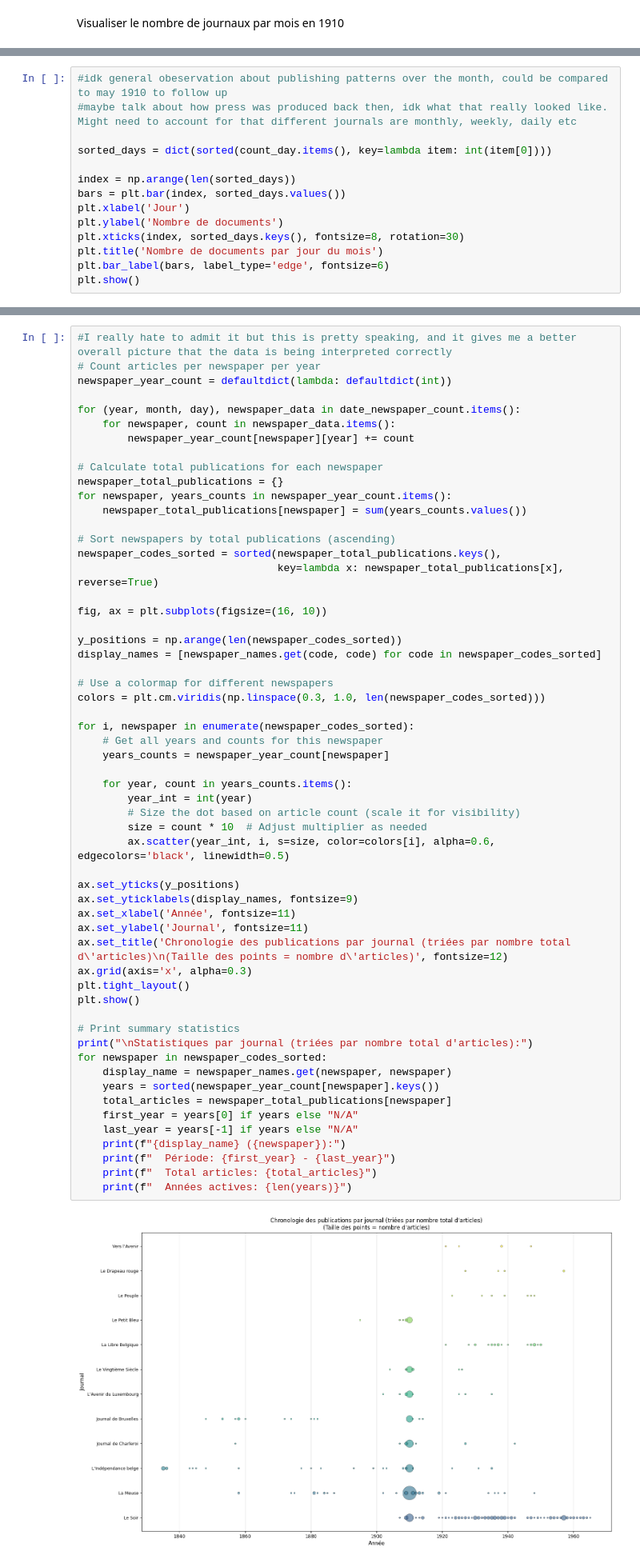
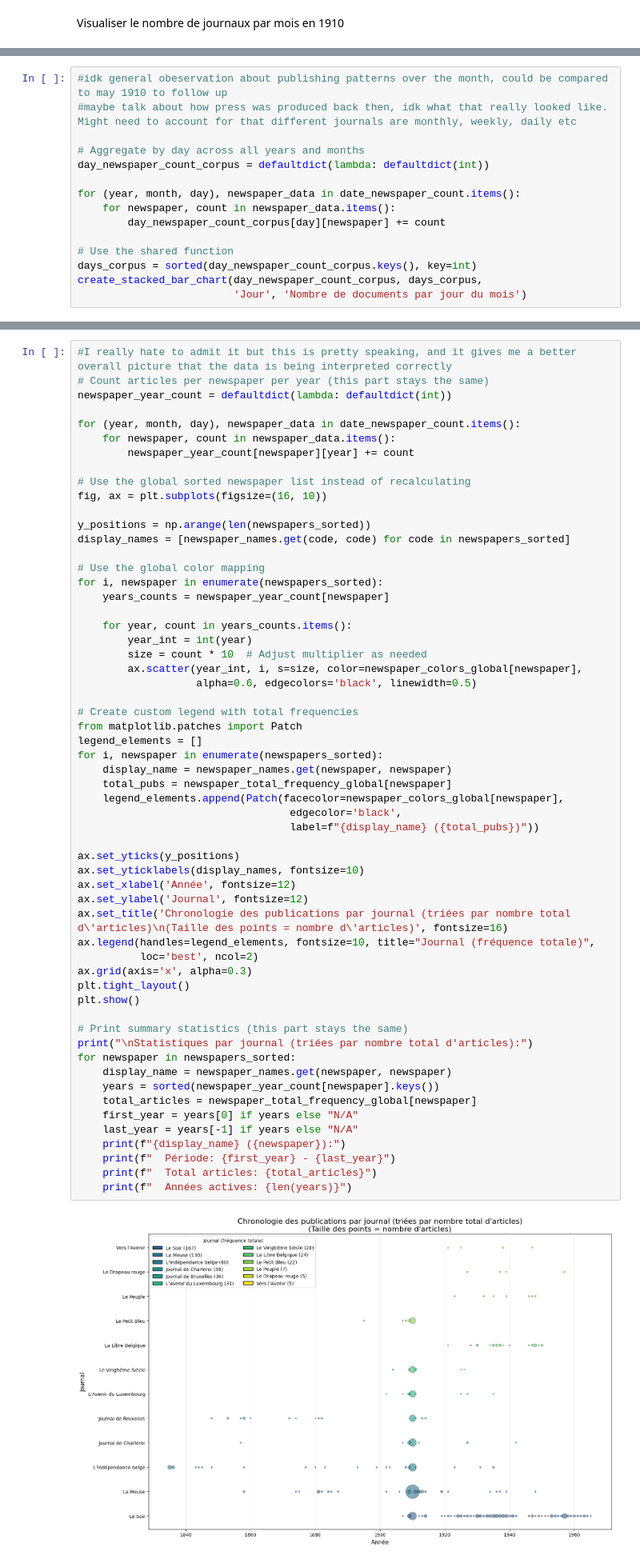
Before and after one commit to CasiaLogan/tac, a Jupyter notebook: tps/tp4/preparer_halley.ipynb, the cells around one changed output, grey strips where cells are left out. Shown at 80% size. Cells and saved outputs as stored; diff of their text form.

```diff
--- a/tps/tp4/preparer_halley.ipynb
+++ b/tps/tp4/preparer_halley.ipynb
@@ -162,14 +238,15 @@ plt.show()
 #idk general obeservation about publishing patterns over the month, could be compared to may 1910 to follow up
 #maybe talk about how press was produced back then, idk what that really looked like. Might need to account for that different journals are monthly, weekly, daily etc
 
-sorted_days = dict(sorted(count_day.items(), key=lambda item: int(item[0])))
+# Aggregate by day across all years and months
+day_newspaper_count_corpus = defaultdict(lambda: defaultdict(int))
 
-index = np.arange(len(sorted_days))
-bars = plt.bar(index, sorted_days.values())
-plt.xlabel('Jour')
-plt.ylabel('Nombre de documents')
-plt.xticks(index, sorted_days.keys(), fontsize=8, rotation=30)
-plt.title('Nombre de documents par jour du mois')
-plt.bar_label(bars, label_type='edge', fontsize=6)
-plt.show()
+for (year, month, day), newspaper_data in date_newspaper_count.items():
+    for newspaper, count in newspaper_data.items():
+        day_newspaper_count_corpus[day][newspaper] += count
+
+# Use the shared function
+days_corpus = sorted(day_newspaper_count_corpus.keys(), key=int)
+create_stacked_bar_chart(day_newspaper_count_corpus, days_corpus,
+                         'Jour', 'Nombre de documents par jour du mois')
 # %% [output]
@@ -296,63 +342,64 @@ Nombre total de journaux en 1910: 8
   Le Petit Bleu (JB685): 16 documents
 # %%
 #I really hate to admit it but this is pretty speaking, and it gives me a better overall picture that the data is being interpreted correctly
-# Count articles per newspaper per year
+# Count articles per newspaper per year (this part stays the same)
 newspaper_year_count = defaultdict(lambda: defaultdict(int))
 
 for (year, month, day), newspaper_data in date_newspaper_count.items():
     for newspaper, count in newspaper_data.items():
         newspaper_year_count[newspaper][year] += count
 
-# Calculate total publications for each newspaper
-newspaper_total_publications = {}
-for newspaper, years_counts in newspaper_year_count.items():
-    newspaper_total_publications[newspaper] = sum(years_counts.values())
-
-# Sort newspapers by total publications (ascending)
-newspaper_codes_sorted = sorted(newspaper_total_publications.keys(),
-                                key=lambda x: newspaper_total_publications[x], reverse=True)
-
+# Use the global sorted newspaper list instead of recalculating
 fig, ax = plt.subplots(figsize=(16, 10))
 
-y_positions = np.arange(len(newspaper_codes_sorted))
-display_names = [newspaper_names.get(code, code) for code in newspaper_codes_sorted]
+y_positions = np.arange(len(newspapers_sorted))
+display_names = [newspaper_names.get(code, code) for code in newspapers_sorted]
 
-# Use a colormap for different newspapers
-colors = plt.cm.viridis(np.linspace(0.3, 1.0, len(newspaper_codes_sorted)))
-
-for i, newspaper in enumerate(newspaper_codes_sorted):
-    # Get all years and counts for this newspaper
+# Use the global color mapping
+for i, newspaper in enumerate(newspapers_sorted):
     years_counts = newspaper_year_count[newspaper]
 
     for year, count in years_counts.items():
         year_int = int(year)
-        # Size the dot based on article count (scale it for visibility)
         size = count * 10  # Adjust multiplier as needed
-        ax.scatter(year_int, i, s=size, color=colors[i], alpha=0.6, edgecolors='black', linewidth=0.5)
+        ax.scatter(year_int, i, s=size, color=newspaper_colors_global[newspaper],
+                   alpha=0.6, edgecolors='black', linewidth=0.5)
+
+# Create custom legend with total frequencies
+from matplotlib.patches import Patch
+legend_elements = []
+for i, newspaper in enumerate(newspapers_sorted):
+    display_name = newspaper_names.get(newspaper, newspaper)
+    total_pubs = newspaper_total_frequency_global[newspaper]
+    legend_elements.append(Patch(facecolor=newspaper_colors_global[newspaper],
+                                  edgecolor='black',
+                                  label=f"{display_name} ({total_pubs})"))
 
 ax.set_yticks(y_positions)
-ax.set_yticklabels(display_names, fontsize=9)
-ax.set_xlabel('Année', fontsize=11)
-ax.set_ylabel('Journal', fontsize=11)
-ax.set_title('Chronologie des publications par journal (triées par nombre total d\'articles)\n(Taille des points = nombre d\'articles)', fontsize=12)
+ax.set_yticklabels(display_names, fontsize=10)
+ax.set_xlabel('Année', fontsize=12)
+ax.set_ylabel('Journal', fontsize=12)
+ax.set_title('Chronologie des publications par journal (triées par nombre total d\'articles)\n(Taille des points = nombre d\'articles)', fontsize=16)
+ax.legend(handles=legend_elements, fontsize=10, title="Journal (fréquence totale)",
+          loc='best', ncol=2)
 ax.grid(axis='x', alpha=0.3)
 plt.tight_layout()
 plt.show()
 
-# Print summary statistics
+# Print summary statistics (this part stays the same)
 print("\nStatistiques par journal (triées par nombre total d'articles):")
-for newspaper in newspaper_codes_sorted:
+for newspaper in newspapers_sorted:
     display_name = newspaper_names.get(newspaper, newspaper)
     years = sorted(newspaper_year_count[newspaper].keys())
-    total_articles = newspaper_total_publications[newspaper]
+    total_articles = newspaper_total_frequency_global[newspaper]
     first_year = years[0] if years else "N/A"
     last_year = years[-1] if years else "N/A"
     print(f"{display_name} ({newspaper}):")
     print(f"  Période: {first_year} - {last_year}")
     print(f"  Total articles: {total_articles}")
     print(f"  Années actives: {len(years)}")
 # %% [output]
-[figure, old version]
+[figure, new version]
 Statistiques par journal (triées par nombre total d'articles):
 Le Soir (JB838):
   Période: 1907 - 1965
```
Also changed, not shown: parts of 7 cells of this notebook, 5 other files.
